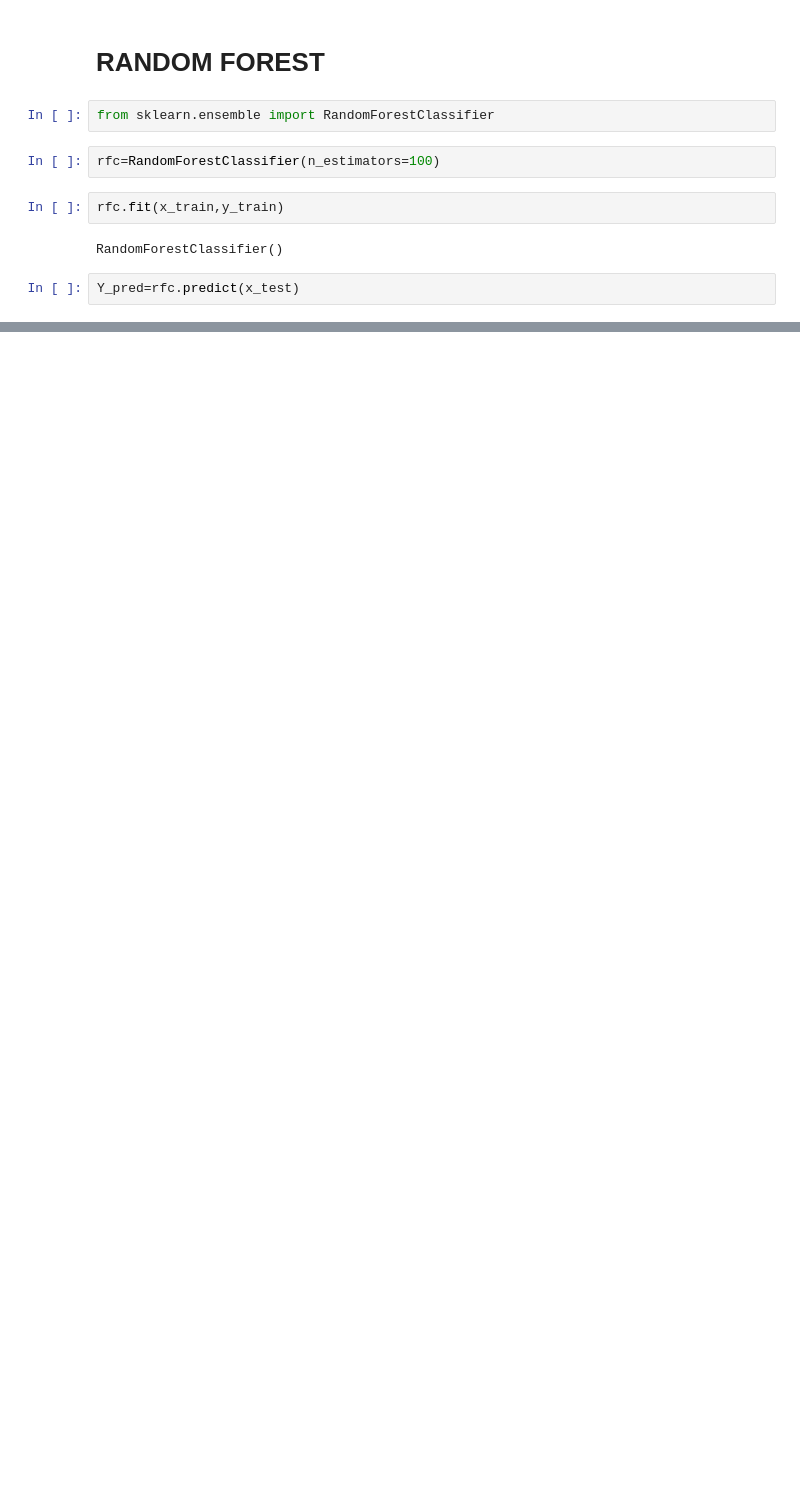
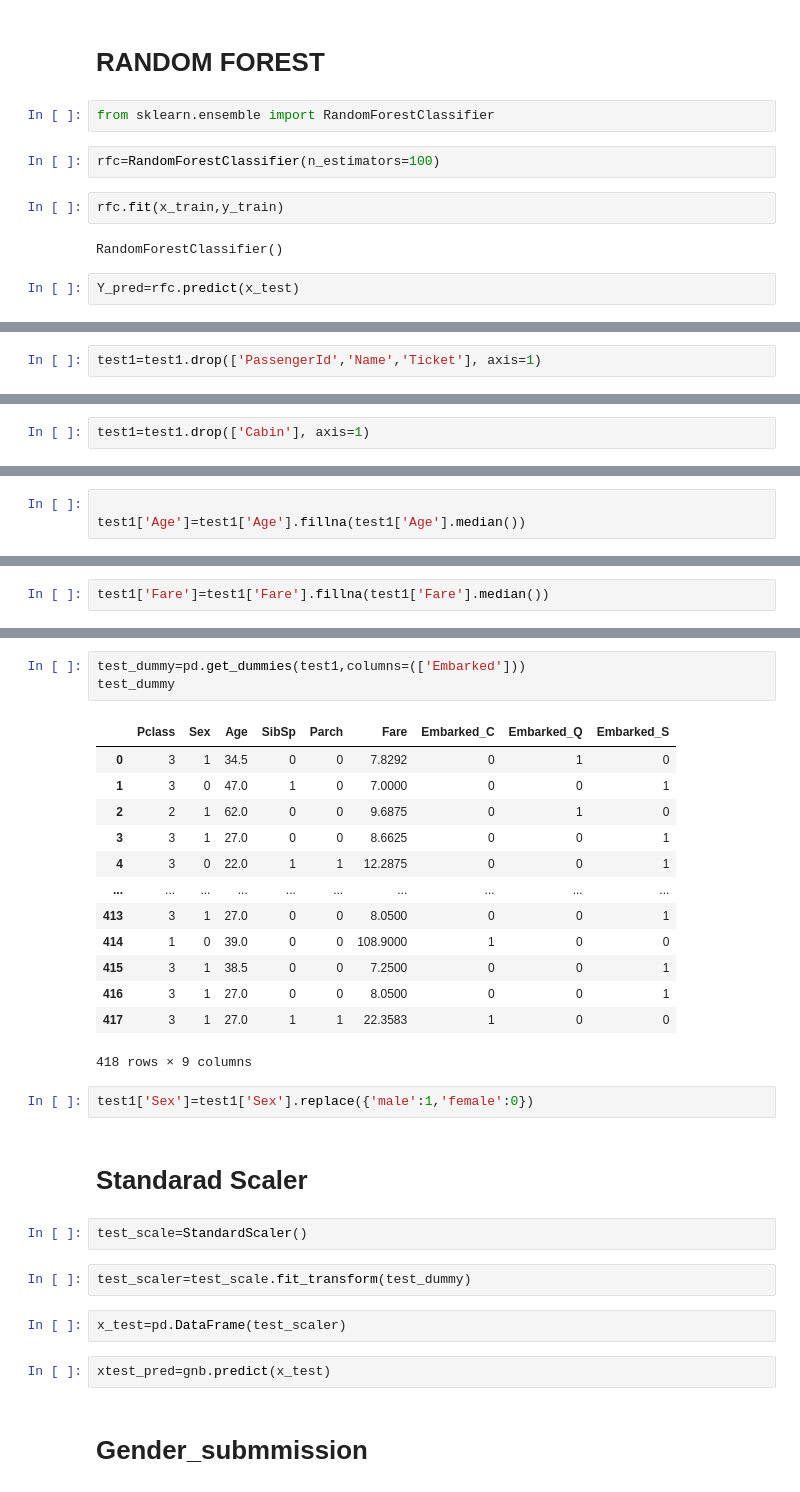
Before and after one commit to prashantsundge/Titanic_Dataset, a Jupyter notebook: Titanic_Dataset.ipynb, the cells around one changed output, grey strips where cells are left out. Saved outputs shown, nothing was run; the diff lists cells and outputs as text; blank space fills up the shorter version.

```diff
--- a/Titanic_Dataset.ipynb
+++ b/Titanic_Dataset.ipynb
@@ -504,0 +544,2 @@ weighted avg       0.80      0.80      0.79       294
+# %%
+test1=test1.drop(['PassengerId','Name','Ticket'], axis=1)
@@ -504,0 +558,2 @@ weighted avg       0.80      0.80      0.79       294
+# %%
+test1=test1.drop(['Cabin'], axis=1)
@@ -504,0 +571,3 @@ weighted avg       0.80      0.80      0.79       294
+# %%
+
+test1['Age']=test1['Age'].fillna(test1['Age'].median())
@@ -504,0 +585,2 @@ weighted avg       0.80      0.80      0.79       294
+# %%
+test1['Fare']=test1['Fare'].fillna(test1['Fare'].median())
@@ -504,0 +615,31 @@ weighted avg       0.80      0.80      0.79       294
+# %%
+test_dummy=pd.get_dummies(test1,columns=(['Embarked']))
+test_dummy
+# %% [output]
+|  | Pclass | Sex | Age | SibSp | Parch | Fare | Embarked_C | Embarked_Q | Embarked_S |
+| 0 | 3 | 1 | 34.5 | 0 | 0 | 7.8292 | 0 | 1 | 0 |
+| 1 | 3 | 0 | 47.0 | 1 | 0 | 7.0000 | 0 | 0 | 1 |
+| 2 | 2 | 1 | 62.0 | 0 | 0 | 9.6875 | 0 | 1 | 0 |
+| 3 | 3 | 1 | 27.0 | 0 | 0 | 8.6625 | 0 | 0 | 1 |
+| 4 | 3 | 0 | 22.0 | 1 | 1 | 12.2875 | 0 | 0 | 1 |
+| ... | ... | ... | ... | ... | ... | ... | ... | ... | ... |
+| 413 | 3 | 1 | 27.0 | 0 | 0 | 8.0500 | 0 | 0 | 1 |
+| 414 | 1 | 0 | 39.0 | 0 | 0 | 108.9000 | 1 | 0 | 0 |
+| 415 | 3 | 1 | 38.5 | 0 | 0 | 7.2500 | 0 | 0 | 1 |
+| 416 | 3 | 1 | 27.0 | 0 | 0 | 8.0500 | 0 | 0 | 1 |
+| 417 | 3 | 1 | 27.0 | 1 | 1 | 22.3583 | 1 | 0 | 0 |
+418 rows × 9 columns
+# %%
+test1['Sex']=test1['Sex'].replace({'male':1,'female':0})
+# %% [markdown]
+# Standarad Scaler
+# %%
+test_scale=StandardScaler()
+# %%
+test_scaler=test_scale.fit_transform(test_dummy)
+# %%
+x_test=pd.DataFrame(test_scaler)
+# %%
+xtest_pred=gnb.predict(x_test)
+# %% [markdown]
+# Gender_submmission
```
Also changed, not shown: parts of 18 cells of this notebook.
